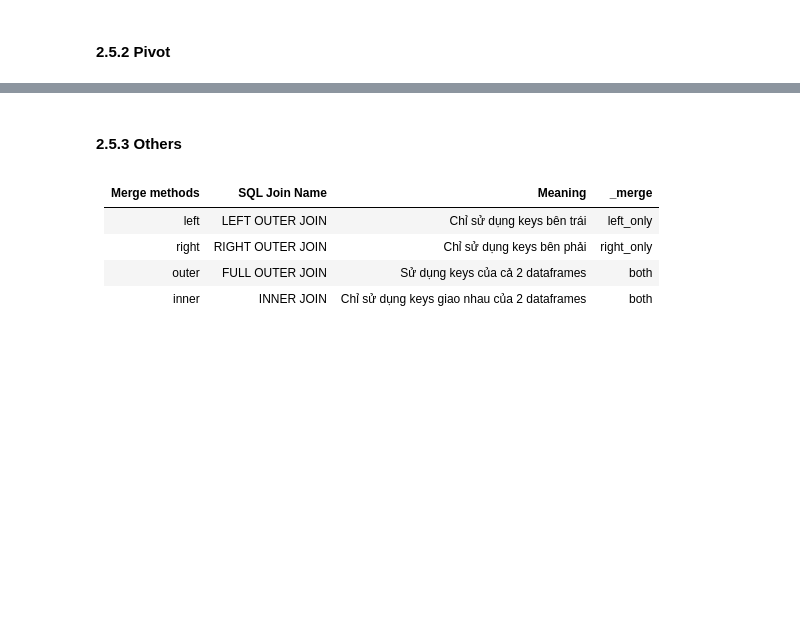
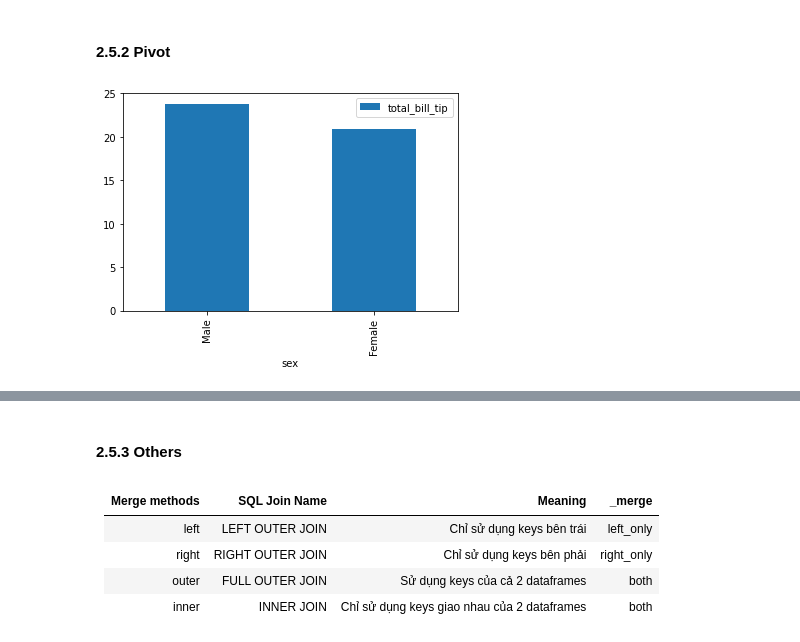
Before and after one commit to honghanhh/mci_python_33a8_l1, a Jupyter notebook: Live Slides/Live Lecture 5/maict_Live_Lecture_05.ipynb, the cells around one changed output, grey strips where cells are left out. Cells and saved outputs as stored; diff of their text form; code cells hidden in the pictures; blank space fills up the shorter version.

```diff
--- a/Live Slides/Live Lecture 5/maict_Live_Lecture_05.ipynb
+++ b/Live Slides/Live Lecture 5/maict_Live_Lecture_05.ipynb
@@ -203,3 +203,9 @@ Chọn tất cả các dòng (slicing):
 Chọn 1 cell:
 - `at`:  `df.at[row_label,col_label]`
 - `iat`: `df.iat[row_index,col_index]`
+# %%
+import seaborn as sns
+tips_df=sns.load_dataset('tips')
+tips_df.head(5)
+#loc: tên hàng và tên cột
+#idoc: thứ tựhàng và cột
@@ -213,0 +355,3 @@ Chọn 1 cell:
+# %%
+tips_df['total_bill_tip']=tips_df['total_bill']+tips_df['tip']
+tips_df.head(3)
@@ -214,2 +407,8 @@ Chọn 1 cell:
 # %% [markdown]
 #### 2.5.2 Pivot
+# %%
+#pivot_table()
+#Tính trung bình số tiền mỗi giới tính trả khi ăn tại nhà hàng
+tips_df.pivot_table(values='total_bill_tip',index='sex',aggfunc='mean').plot.bar();
+# %% [output]
+[figure, added]
```
Also changed, not shown: parts of 33 cells of this notebook.
